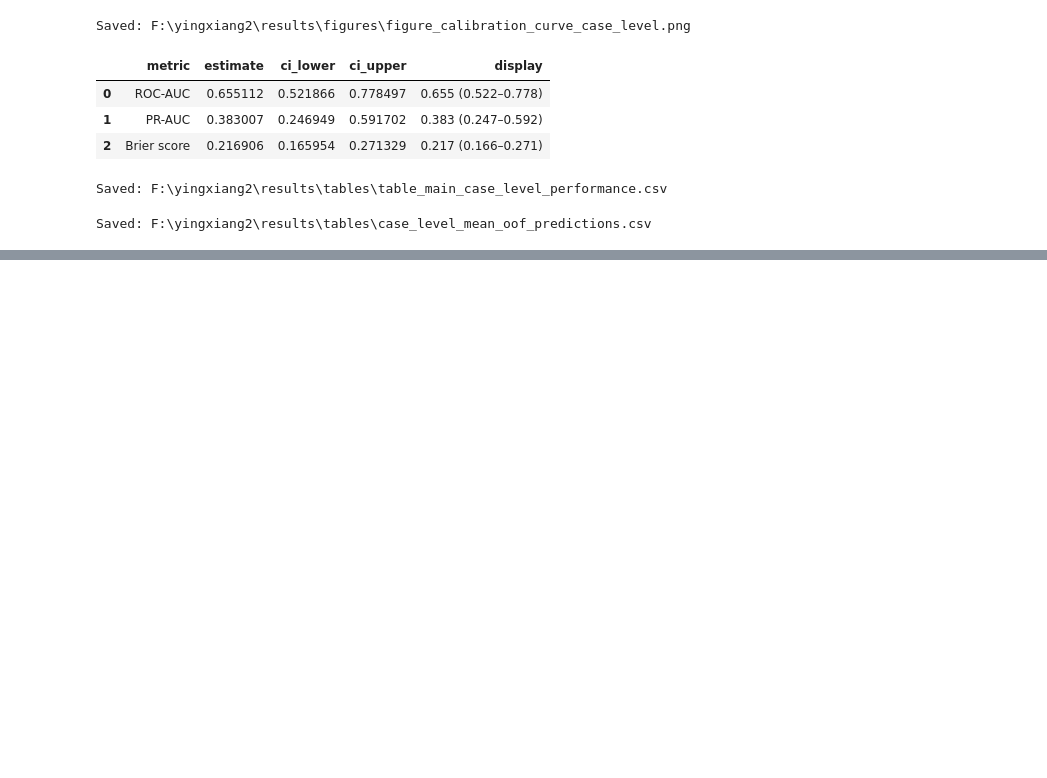
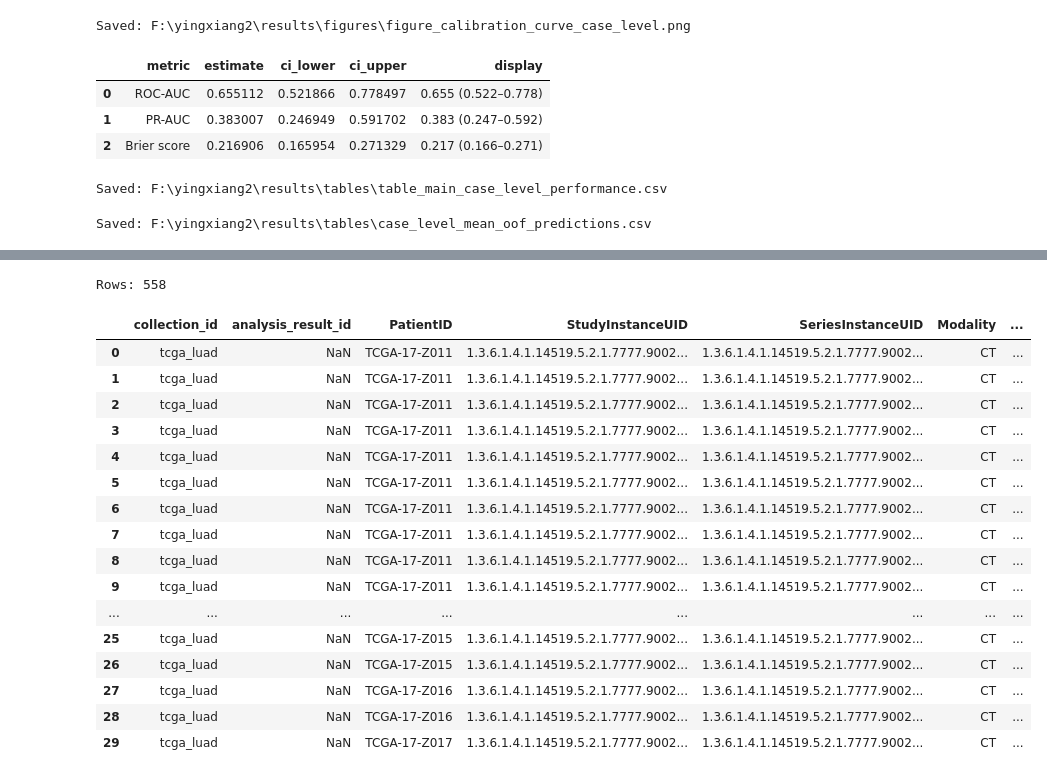
Before and after one commit to gmail2580369-del/lung2-egfr-radiomics, a Jupyter notebook: notebooks/03_modeling_nested_cv.ipynb, the cells around one changed output, grey strips where cells are left out. Saved outputs shown, nothing was run; the diff lists cells and outputs as text; code cells hidden in the pictures; blank space fills up the shorter version.

Commit message:
Add TCGA-LUAD external validation feasibility analysis

```diff
--- a/notebooks/03_modeling_nested_cv.ipynb
+++ b/notebooks/03_modeling_nested_cv.ipynb
@@ -4022,0 +4898,10 @@ Saved: F:\yingxiang2\results\tables\case_level_mean_oof_predictions.csv
+# %%
+from idc_index import index
+
+client = index.IDCClient()
+
+print(client.sql_query("""
+SELECT *
+FROM index
+LIMIT 1
+"""))
@@ -4022,0 +4950,61 @@ Saved: F:\yingxiang2\results\tables\case_level_mean_oof_predictions.csv
+# %%
+# ============================================================
+# Query IDC metadata for the 58 external candidates
+# ============================================================
+
+candidate_ids = (
+    external_primary_clean["Case ID"]
+    .astype(str)
+    .str.strip()
+    .tolist()
+)
+
+# 构造 SQL IN (...)
+id_sql = ", ".join(
+    [f"'{x}'" for x in candidate_ids]
+)
+
+query = f"""
+SELECT
+    collection_id,
+    analysis_result_id,
+    PatientID,
+    StudyInstanceUID,
+    SeriesInstanceUID,
+    Modality,
+    BodyPartExamined,
+    StudyDescription,
+    SeriesDescription,
+    Manufacturer,
+    ManufacturerModelName,
+    instanceCount,
+    series_size_MB
+FROM index
+WHERE PatientID IN ({id_sql})
+  AND Modality IN ('CT', 'SEG')
+ORDER BY PatientID, Modality, StudyDate, SeriesNumber
+"""
+
+idc_candidate_series = client.sql_query(query)
+
+print("Rows:", len(idc_candidate_series))
+display(idc_candidate_series.head(30))
+# %% [output]
+Rows: 558
+|  | collection_id | analysis_result_id | PatientID | StudyInstanceUID | SeriesInstanceUID | Modality | ... |
+| 0 | tcga_luad | NaN | TCGA-17-Z011 | 1.3.6.1.4.1.14519.5.2.1.7777.9002... | 1.3.6.1.4.1.14519.5.2.1.7777.9002... | CT | ... |
+| 1 | tcga_luad | NaN | TCGA-17-Z011 | 1.3.6.1.4.1.14519.5.2.1.7777.9002... | 1.3.6.1.4.1.14519.5.2.1.7777.9002... | CT | ... |
+| 2 | tcga_luad | NaN | TCGA-17-Z011 | 1.3.6.1.4.1.14519.5.2.1.7777.9002... | 1.3.6.1.4.1.14519.5.2.1.7777.9002... | CT | ... |
+| 3 | tcga_luad | NaN | TCGA-17-Z011 | 1.3.6.1.4.1.14519.5.2.1.7777.9002... | 1.3.6.1.4.1.14519.5.2.1.7777.9002... | CT | ... |
+| 4 | tcga_luad | NaN | TCGA-17-Z011 | 1.3.6.1.4.1.14519.5.2.1.7777.9002... | 1.3.6.1.4.1.14519.5.2.1.7777.9002... | CT | ... |
+| 5 | tcga_luad | NaN | TCGA-17-Z011 | 1.3.6.1.4.1.14519.5.2.1.7777.9002... | 1.3.6.1.4.1.14519.5.2.1.7777.9002... | CT | ... |
+| 6 | tcga_luad | NaN | TCGA-17-Z011 | 1.3.6.1.4.1.14519.5.2.1.7777.9002... | 1.3.6.1.4.1.14519.5.2.1.7777.9002... | CT | ... |
+| 7 | tcga_luad | NaN | TCGA-17-Z011 | 1.3.6.1.4.1.14519.5.2.1.7777.9002... | 1.3.6.1.4.1.14519.5.2.1.7777.9002... | CT | ... |
+| 8 | tcga_luad | NaN | TCGA-17-Z011 | 1.3.6.1.4.1.14519.5.2.1.7777.9002... | 1.3.6.1.4.1.14519.5.2.1.7777.9002... | CT | ... |
+| 9 | tcga_luad | NaN | TCGA-17-Z011 | 1.3.6.1.4.1.14519.5.2.1.7777.9002... | 1.3.6.1.4.1.14519.5.2.1.7777.9002... | CT | ... |
+| ... | ... | ... | ... | ... | ... | ... | ... |
+| 25 | tcga_luad | NaN | TCGA-17-Z015 | 1.3.6.1.4.1.14519.5.2.1.7777.9002... | 1.3.6.1.4.1.14519.5.2.1.7777.9002... | CT | ... |
+| 26 | tcga_luad | NaN | TCGA-17-Z015 | 1.3.6.1.4.1.14519.5.2.1.7777.9002... | 1.3.6.1.4.1.14519.5.2.1.7777.9002... | CT | ... |
+| 27 | tcga_luad | NaN | TCGA-17-Z016 | 1.3.6.1.4.1.14519.5.2.1.7777.9002... | 1.3.6.1.4.1.14519.5.2.1.7777.9002... | CT | ... |
+| 28 | tcga_luad | NaN | TCGA-17-Z016 | 1.3.6.1.4.1.14519.5.2.1.7777.9002... | 1.3.6.1.4.1.14519.5.2.1.7777.9002... | CT | ... |
+| 29 | tcga_luad | NaN | TCGA-17-Z017 | 1.3.6.1.4.1.14519.5.2.1.7777.9002... | 1.3.6.1.4.1.14519.5.2.1.7777.9002... | CT | ... |
```
Also changed, not shown: parts of 58 cells of this notebook, 10 other files.
